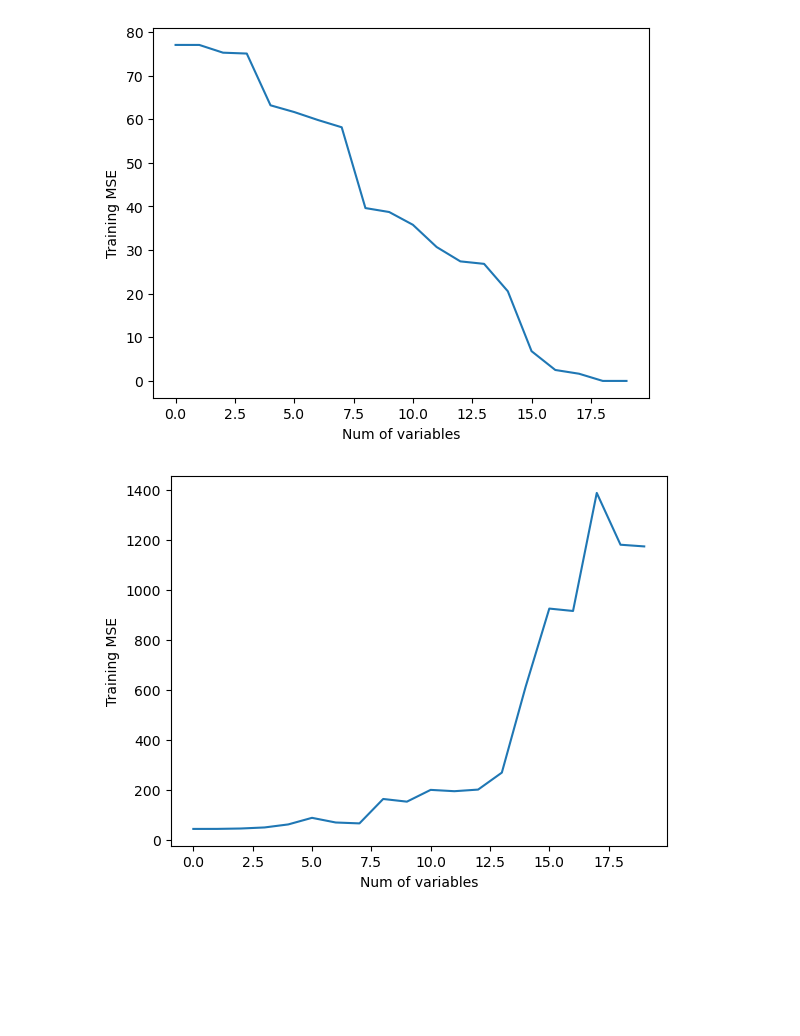
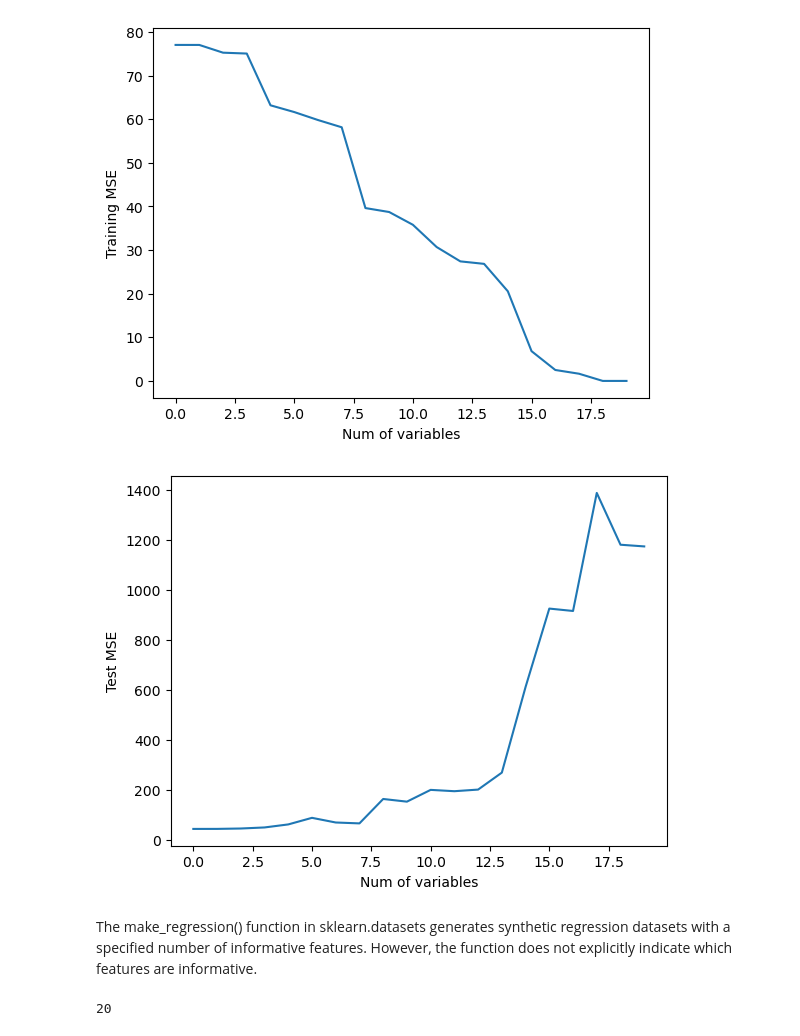
Before and after one commit to YeabinMoonEcon/BUS211, a Jupyter notebook: BUS212_ADA/lecture_note/lecture15.ipynb, the cells around one changed output. Cells and saved outputs as stored; diff of their text form; code cells hidden in the pictures; blank space fills up the shorter version.

```diff
--- a/BUS212_ADA/lecture_note/lecture15.ipynb
+++ b/BUS212_ADA/lecture_note/lecture15.ipynb
@@ -46,7 +46,7 @@ plt.show()
 # %%
 plt.plot(mse_test)
 plt.xlabel('Num of variables')
-plt.ylabel('Training MSE')
+plt.ylabel('Test MSE')
 plt.show()
 # %% [output]
-[figure, old version]
+[figure, new version]
@@ -52,0 +55,2 @@ plt.show()
+# %% [markdown]
+The make_regression() function in sklearn.datasets generates synthetic regression datasets with a specified number of informative features. However, the function does not explicitly indicate which features are informative.
@@ -52,0 +59,6 @@ plt.show()
+# %%
+lasso = Lasso().fit(X, y)
+lasso.coef_
+np.sum(lasso.coef_ != 0)
+# %% [output]
+20
```
Also changed, not shown: parts of 12 cells of this notebook, 12 other files.
